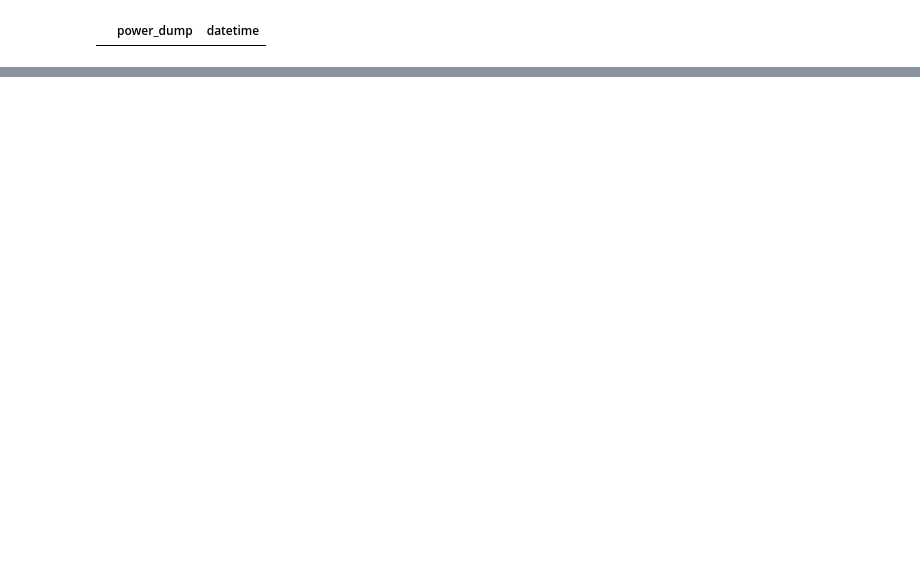
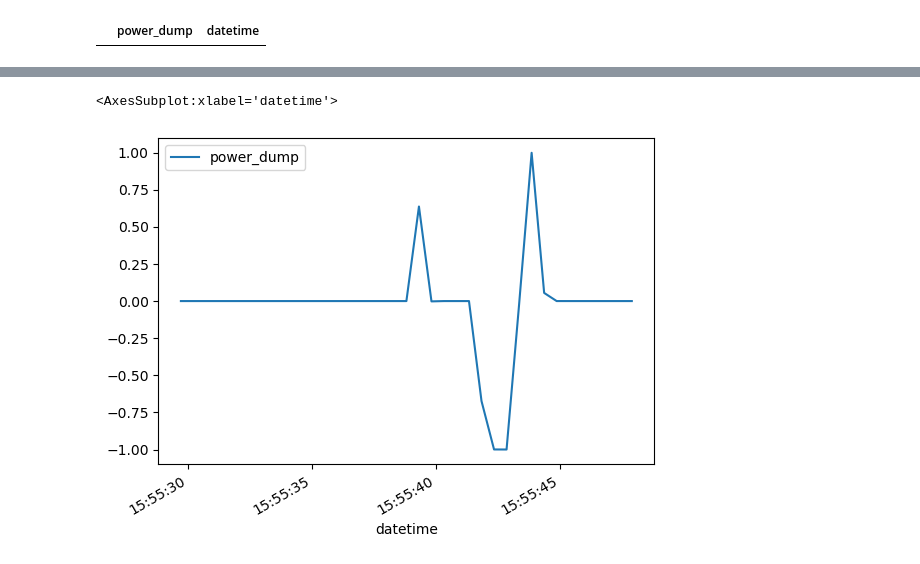
Before and after one commit to orlb/MiningRobot, a Jupyter notebook: autonomy/lunaview/lunapy/Luna_Canvas.ipynb, the cells around one changed output, grey strips where cells are left out. Saved outputs shown, nothing was run; the diff lists cells and outputs as text; code cells hidden in the pictures; blank space fills up the shorter version.

```diff
--- a/autonomy/lunaview/lunapy/Luna_Canvas.ipynb
+++ b/autonomy/lunaview/lunapy/Luna_Canvas.ipynb
@@ -49,0 +70,5 @@ df.head()
+# %%
+df.plot(x='datetime', y='power_dump', kind='line')
+# %% [output]
+<AxesSubplot:xlabel='datetime'>
+[figure, added]
```
Also changed, not shown: parts of 20 cells of this notebook.
